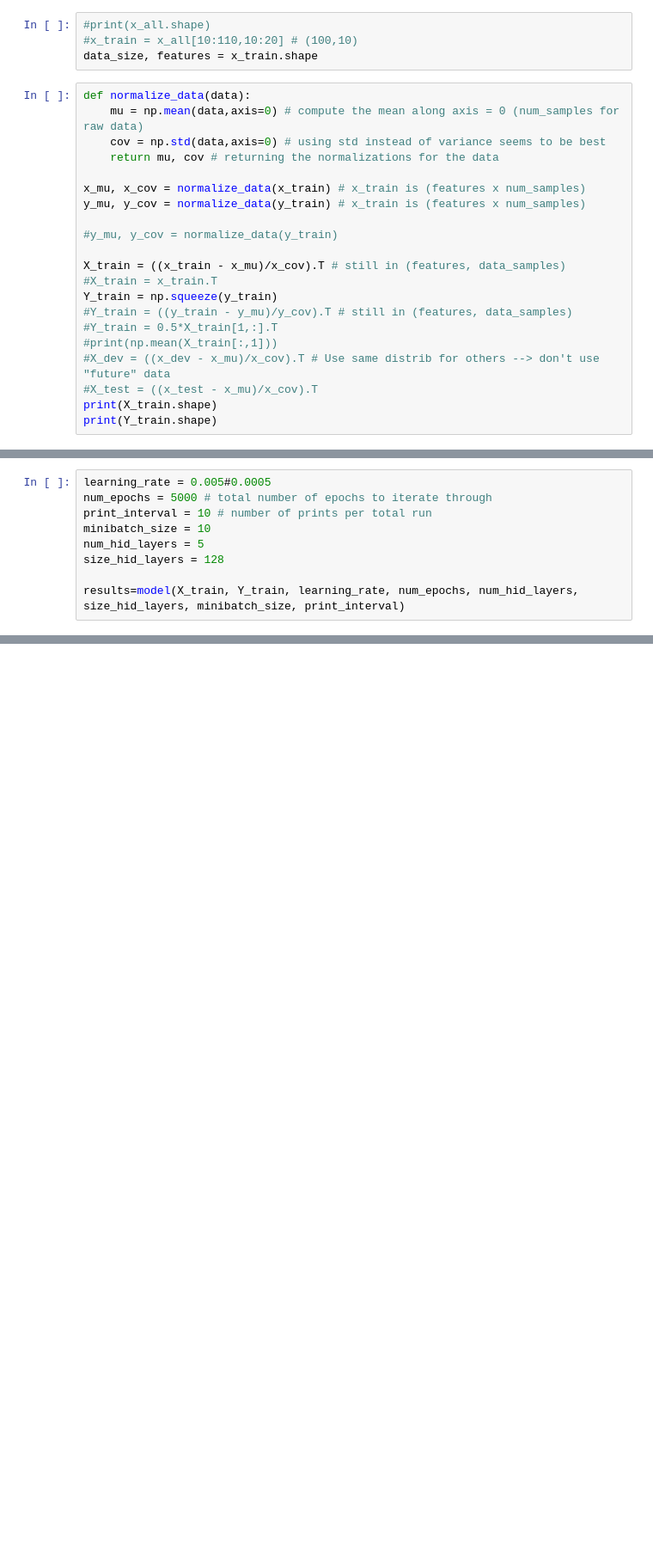
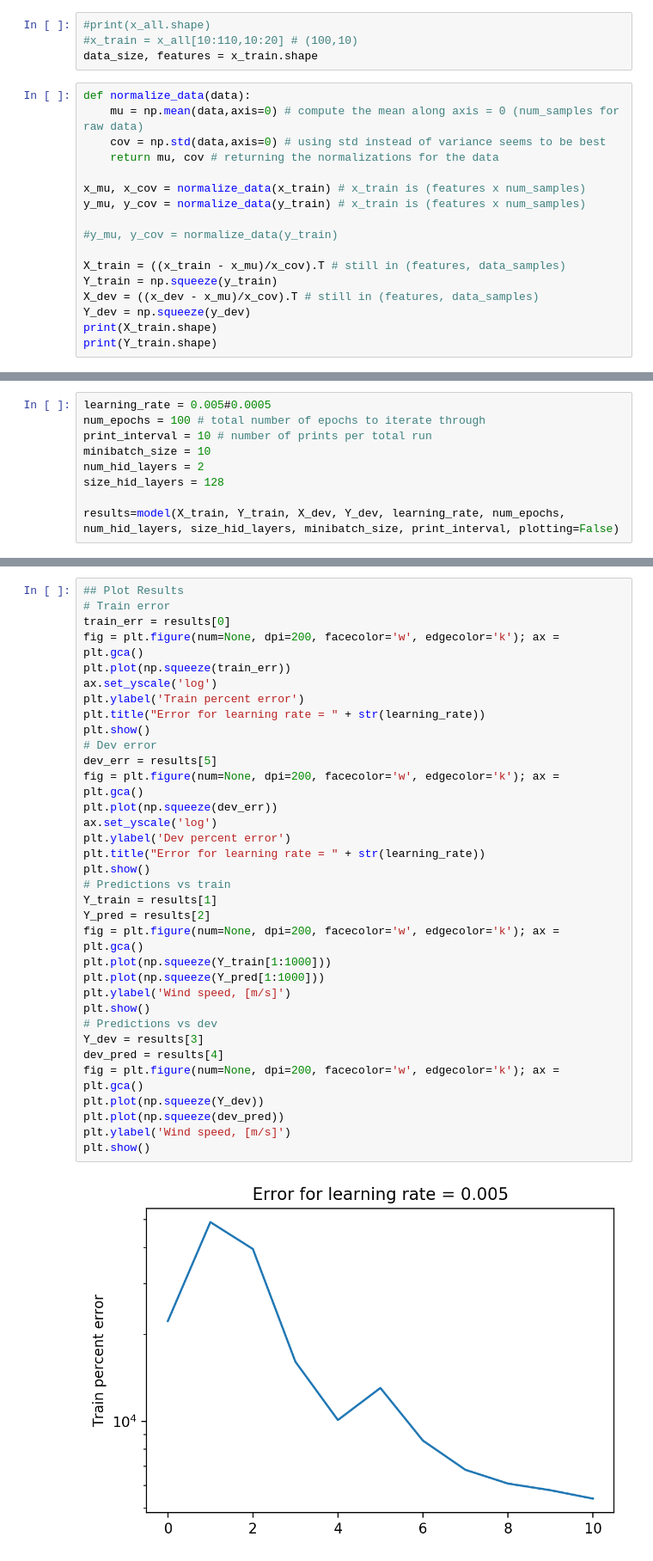
Before and after one commit to mhowlan3/reynoldsTensorFlow, a Jupyter notebook: nn_basic.ipynb, the cells around one changed output, grey strips where cells are left out. Shown at 86% size. Cells and saved outputs as stored; diff of their text form; blank space fills up the shorter version.

```diff
--- a/nn_basic.ipynb
+++ b/nn_basic.ipynb
@@ -61,13 +101,9 @@ y_mu, y_cov = normalize_data(y_train) # x_train is (features x num_samples)
 #y_mu, y_cov = normalize_data(y_train)
 
 X_train = ((x_train - x_mu)/x_cov).T # still in (features, data_samples)
-#X_train = x_train.T
 Y_train = np.squeeze(y_train)
-#Y_train = ((y_train - y_mu)/y_cov).T # still in (features, data_samples)
-#Y_train = 0.5*X_train[1,:].T
-#print(np.mean(X_train[:,1]))
-#X_dev = ((x_dev - x_mu)/x_cov).T # Use same distrib for others --> don't use "future" data
-#X_test = ((x_test - x_mu)/x_cov).T
+X_dev = ((x_dev - x_mu)/x_cov).T # still in (features, data_samples)
+Y_dev = np.squeeze(y_dev)
 print(X_train.shape)
 print(Y_train.shape)
 # %% [output]
@@ -161,10 +198,10 @@ def model(X_train, Y_train, learning_rate, num_epochs, num_hid_layers, size_hid_
 # %%
 learning_rate = 0.005#0.0005
-num_epochs = 5000 # total number of epochs to iterate through
+num_epochs = 100 # total number of epochs to iterate through
 print_interval = 10 # number of prints per total run
 minibatch_size = 10
-num_hid_layers = 5
+num_hid_layers = 2
 size_hid_layers = 128
 
-results=model(X_train, Y_train, learning_rate, num_epochs, num_hid_layers, size_hid_layers, minibatch_size, print_interval)
+results=model(X_train, Y_train, X_dev, Y_dev, learning_rate, num_epochs, num_hid_layers, size_hid_layers, minibatch_size, print_interval, plotting=False)
 # %% [output]
@@ -188,0 +221,36 @@ results=model(X_train, Y_train, learning_rate, num_epochs, num_hid_layers, size_
+# %%
+## Plot Results
+# Train error
+train_err = results[0]
+fig = plt.figure(num=None, dpi=200, facecolor='w', edgecolor='k'); ax = plt.gca()
+plt.plot(np.squeeze(train_err))
+ax.set_yscale('log')
+plt.ylabel('Train percent error')
+plt.title("Error for learning rate = " + str(learning_rate))
+plt.show()
+# Dev error
+dev_err = results[5]
+fig = plt.figure(num=None, dpi=200, facecolor='w', edgecolor='k'); ax = plt.gca()
+plt.plot(np.squeeze(dev_err))
+ax.set_yscale('log')
+plt.ylabel('Dev percent error')
+plt.title("Error for learning rate = " + str(learning_rate))
+plt.show()
+# Predictions vs train
+Y_train = results[1]
+Y_pred = results[2]
+fig = plt.figure(num=None, dpi=200, facecolor='w', edgecolor='k'); ax = plt.gca()
+plt.plot(np.squeeze(Y_train[1:1000]))
+plt.plot(np.squeeze(Y_pred[1:1000]))
+plt.ylabel('Wind speed, [m/s]')
+plt.show()
+# Predictions vs dev
+Y_dev = results[3]
+dev_pred = results[4]
+fig = plt.figure(num=None, dpi=200, facecolor='w', edgecolor='k'); ax = plt.gca()
+plt.plot(np.squeeze(Y_dev))
+plt.plot(np.squeeze(dev_pred))
+plt.ylabel('Wind speed, [m/s]')
+plt.show()
+# %% [output]
+[figure, added]
```
Also changed, not shown: parts of 9 cells of this notebook.
